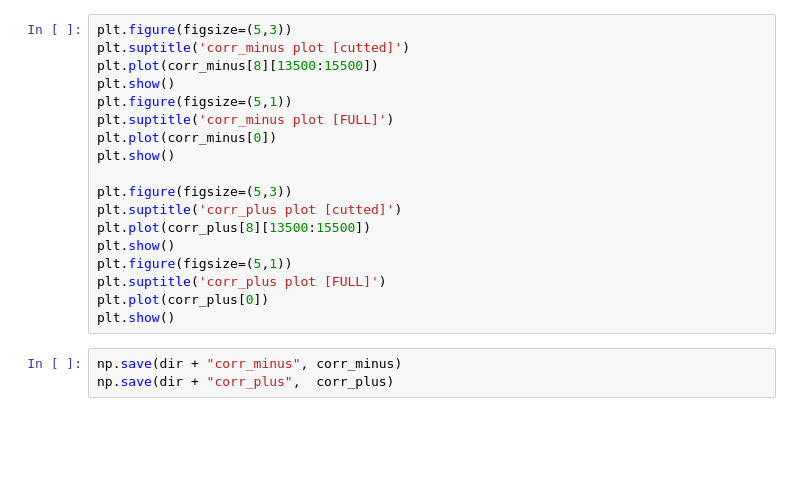
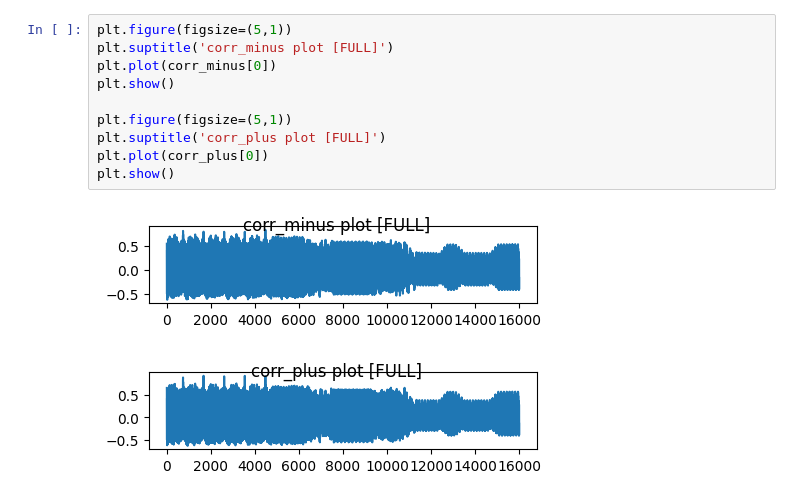
Before and after one commit to andsopwn/Neural-Network-Attack-2022, a Jupyter notebook: Float-Point-NN-Mantissa/zcoi/ReLU_get.ipynb, the cells around one changed output. Saved outputs shown, nothing was run; the diff lists cells and outputs as text; blank space fills up the shorter version.

```diff
--- a/Float-Point-NN-Mantissa/zcoi/ReLU_get.ipynb
+++ b/Float-Point-NN-Mantissa/zcoi/ReLU_get.ipynb
@@ -48,21 +62,13 @@ for a in range(0, 255):
 # %%
-plt.figure(figsize=(5,3))
-plt.suptitle('corr_minus plot [cutted]')
-plt.plot(corr_minus[8][13500:15500])
-plt.show()
 plt.figure(figsize=(5,1))
 plt.suptitle('corr_minus plot [FULL]')
 plt.plot(corr_minus[0])
 plt.show()
 
-plt.figure(figsize=(5,3))
-plt.suptitle('corr_plus plot [cutted]')
-plt.plot(corr_plus[8][13500:15500])
-plt.show()
 plt.figure(figsize=(5,1))
 plt.suptitle('corr_plus plot [FULL]')
 plt.plot(corr_plus[0])
 plt.show()
+# %% [output]
+[figure, added]
+[figure, added]
-# %%
-np.save(dir + "corr_minus", corr_minus)
-np.save(dir + "corr_plus",  corr_plus)
```
Also changed, not shown: parts of 6 cells of this notebook, 11 other files.
